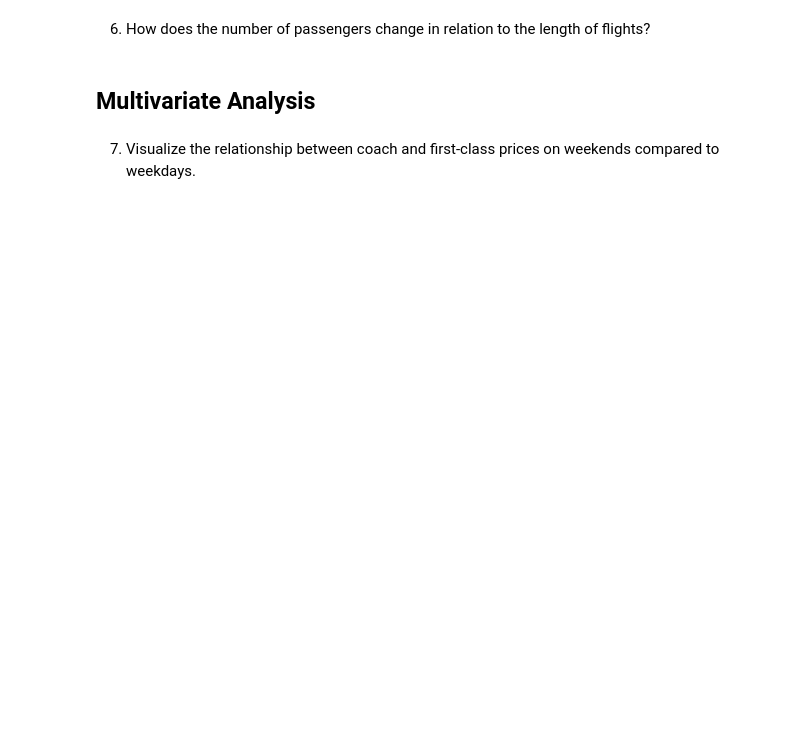
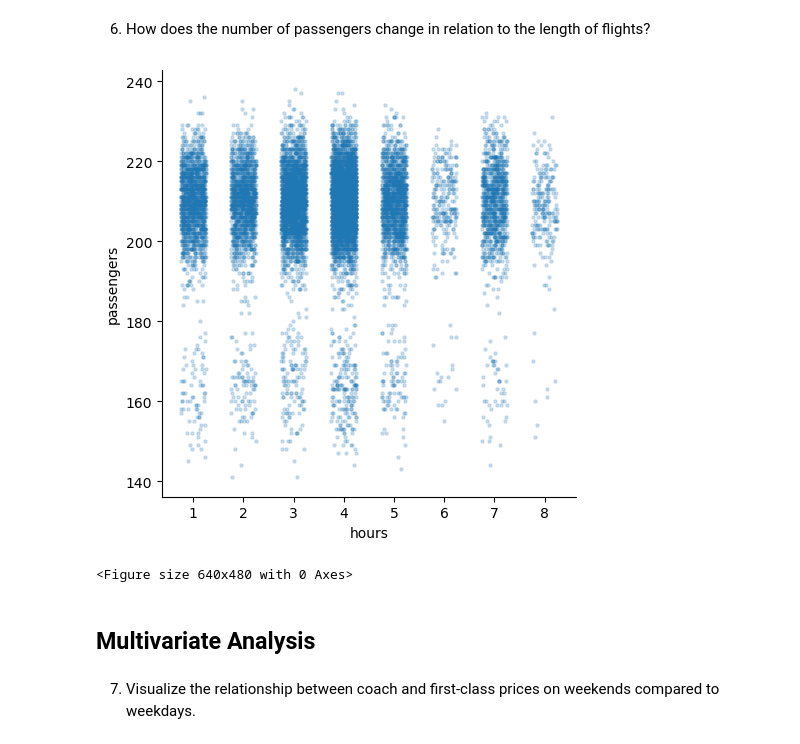
Before and after one commit to RacerBeats/Airline-Analysis, a Jupyter notebook: Airline Analysis.ipynb, the cells around one changed output. Drawn from its saved outputs; the diff is of its cells as text; code cells hidden in the pictures; blank space fills up the shorter version.

```diff
--- a/Airline Analysis.ipynb
+++ b/Airline Analysis.ipynb
@@ -197,3 +189,11 @@ Name: inflight_wifi, Length: 129780, dtype: object]
+# %%
+## Task 6
+sns.lmplot(data = flight_smpl, x = 'hours', y = 'passengers', x_jitter = 0.25, scatter_kws={"s": 5, "alpha":0.2}, fit_reg = False)
+plt.show()
+plt.clf()
+# %% [output]
+[figure, added]
+<Figure size 640x480 with 0 Axes>
 # %% [markdown]
 ## Multivariate Analysis
 # %% [markdown]
```
Also changed, not shown: parts of 8 cells of this notebook.
